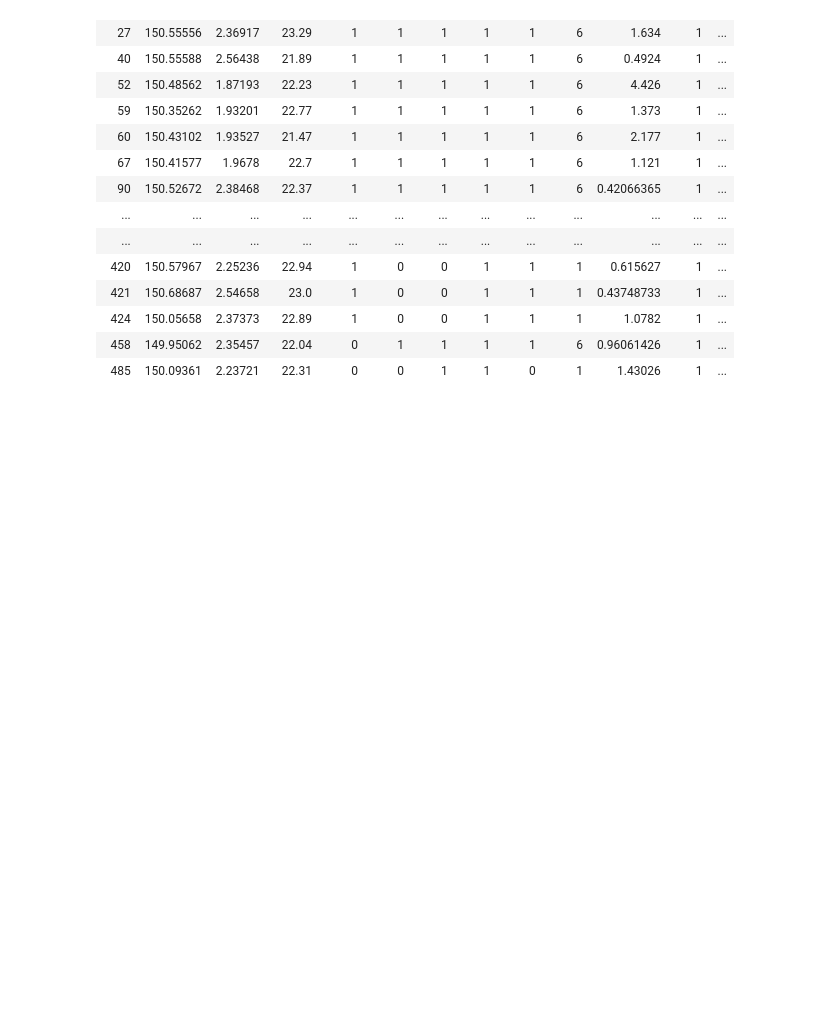
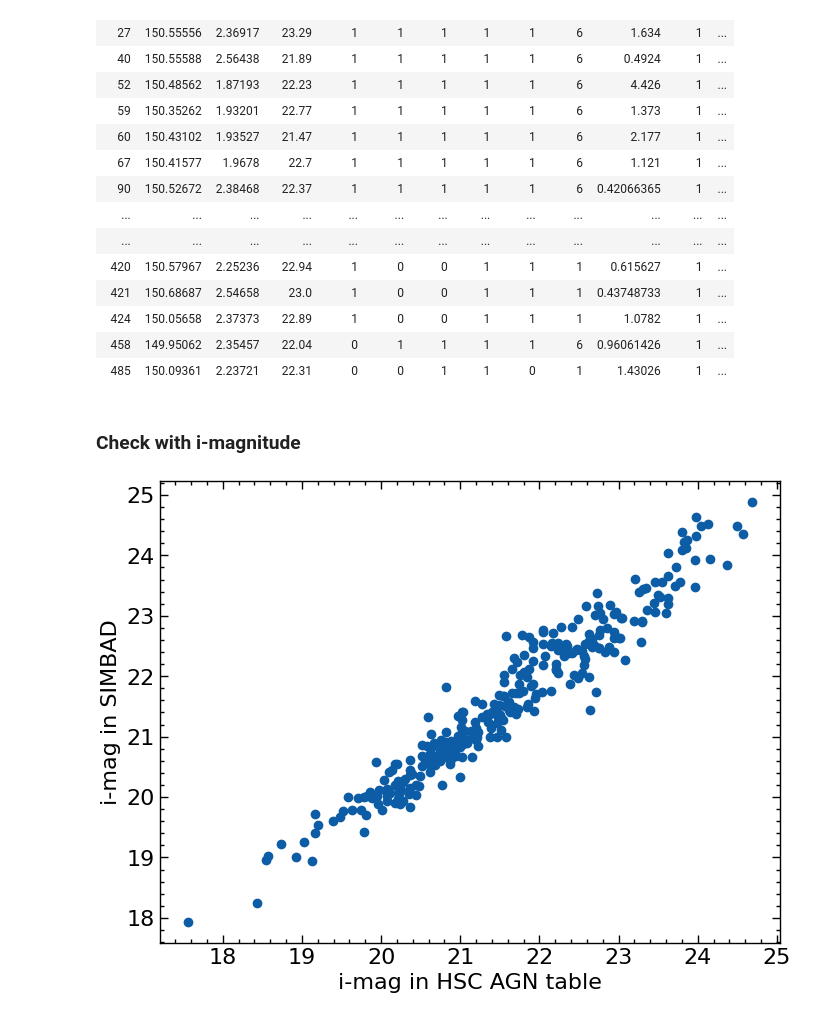
Before and after one commit to Chisen-Lupus/dwarf_agn_cosmos, a Jupyter notebook: hsc-ssp_specz.ipynb, the cells around one changed output. Drawn from its saved outputs; the diff is of its cells as text; code cells hidden in the pictures; blank space fills up the shorter version.

Commit message:
check i-mag

```diff
--- a/hsc-ssp_specz.ipynb
+++ b/hsc-ssp_specz.ipynb
@@ -144,7 +144,7 @@ from astroquery.simbad import Simbad
 
 # Add the redshift information
 customSimbad = Simbad()
-customSimbad.add_votable_fields('rvz_qual','rvz_wavelength','z_value', 'rvz_bibcode')
+customSimbad.add_votable_fields('rvz_qual','rvz_wavelength','z_value', 'rvz_bibcode', 'flux(i)')
 
 result_table = customSimbad.query_region(cat_agn, radius=0.5*u.arcsec)
 
@@ -426,3 +426,11 @@ Table length=40
 | 424 | 150.05658 | 2.37373 | 22.89 | 1 | 0 | 0 | 1 | 1 | 1 | 1.0782 | 1 | ... |
 | 458 | 149.95062 | 2.35457 | 22.04 | 0 | 1 | 1 | 1 | 1 | 6 | 0.96061426 | 1 | ... |
 | 485 | 150.09361 | 2.23721 | 22.31 | 0 | 0 | 1 | 1 | 0 | 1 | 1.43026 | 1 | ... |
+# %% [markdown]
+### Check with i-magnitude
+# %%
+plt.scatter(data_agn['i-mag'][idx_simbad_specz], result_table['FLUX_i'][mask_spec_simbad])
+plt.xlabel('i-mag in HSC AGN table')
+plt.ylabel('i-mag in SIMBAD');
+# %% [output]
+[figure, added]
```
Also changed, not shown: parts of 2 cells of this notebook, 2 other files.
